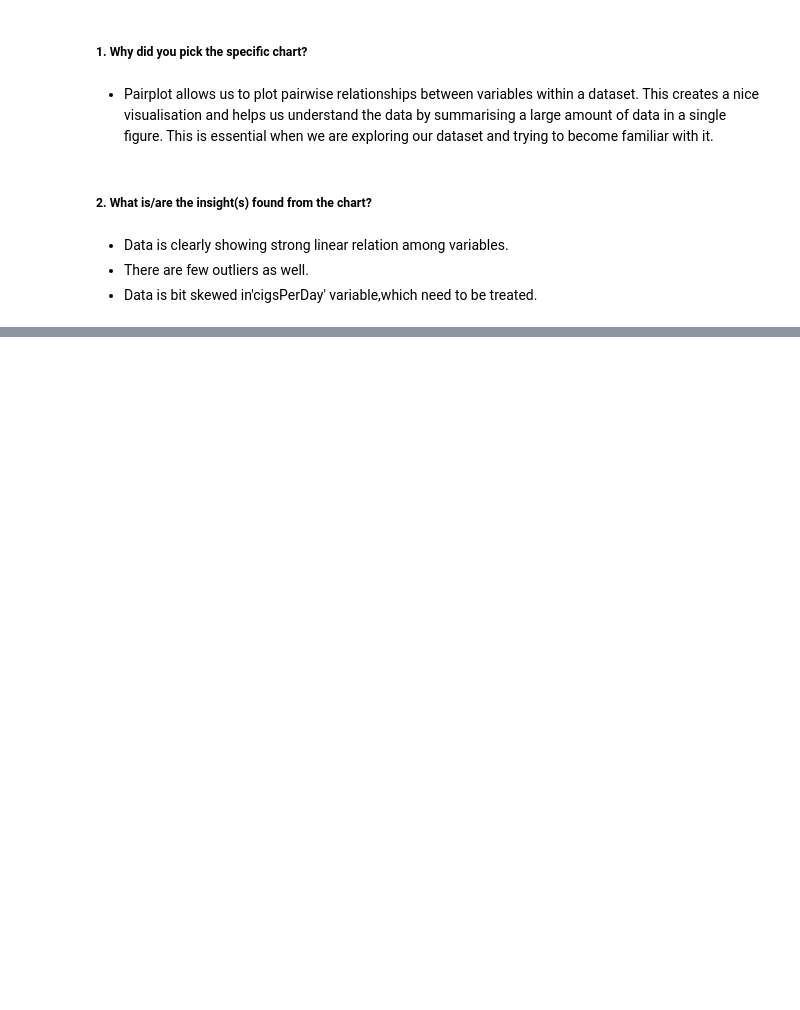
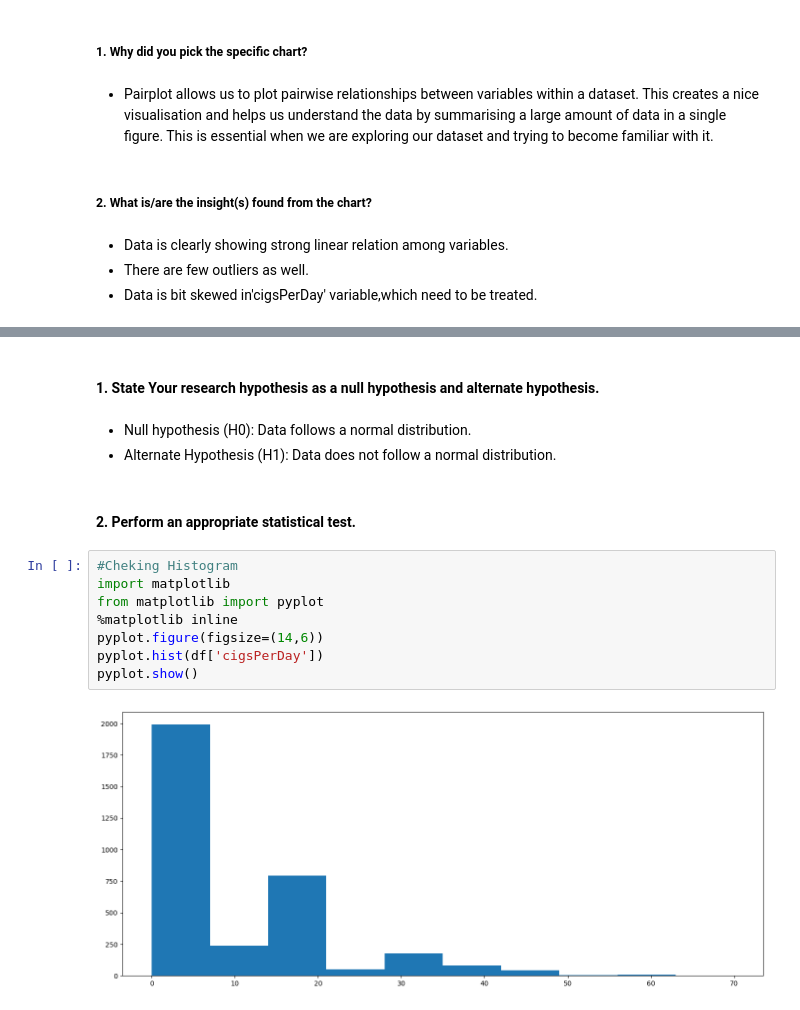
Before and after one commit to Rajat-Sri/Capstone-3-Cardiovascular-Risk-Prediction, a Jupyter notebook: Cardiovascular_Risk_Prediction.ipynb, the cells around one changed output, grey strips where cells are left out. Saved outputs shown, nothing was run; the diff lists cells and outputs as text; blank space fills up the shorter version.

```diff
--- a/Cardiovascular_Risk_Prediction.ipynb
+++ b/Cardiovascular_Risk_Prediction.ipynb
@@ -832,0 +850,17 @@ sns.pairplot(newdf[cols_to_plot], kind='reg', diag_kind='kde',
+# %% [markdown]
+#### 1. State Your research hypothesis as a null hypothesis and alternate hypothesis.
+# %% [markdown]
+- Null hypothesis (H0): Data follows a normal distribution.
+- Alternate Hypothesis (H1): Data does not follow a normal distribution.
+# %% [markdown]
+#### 2. Perform an appropriate statistical test.
+# %%
+#Cheking Histogram
+import matplotlib
+from matplotlib import pyplot
+%matplotlib inline
+pyplot.figure(figsize=(14,6))
+pyplot.hist(df['cigsPerDay'])
+pyplot.show()
+# %% [output]
+[figure, added]
```
Also changed, not shown: parts of 39 cells of this notebook.
